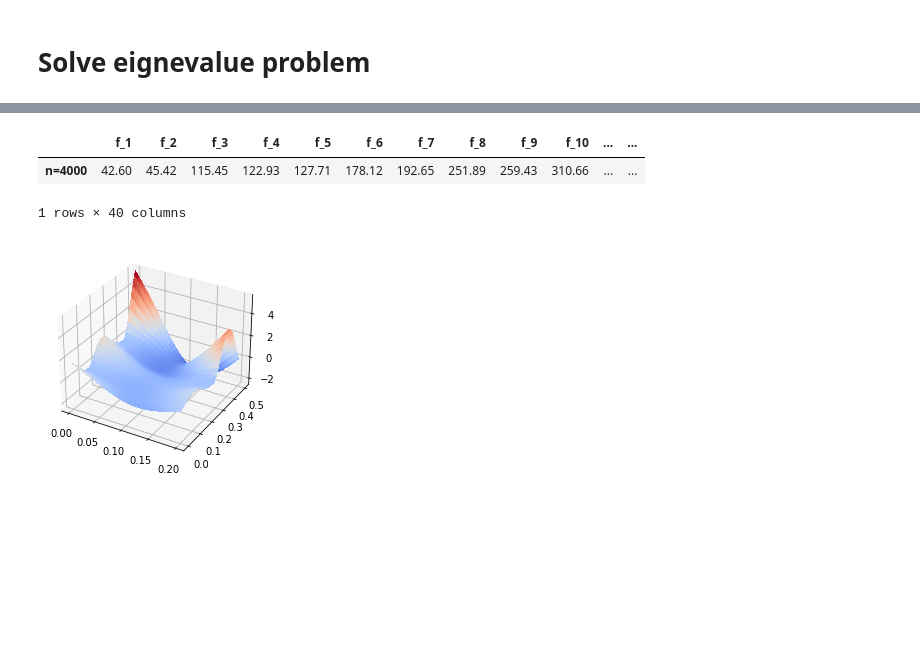
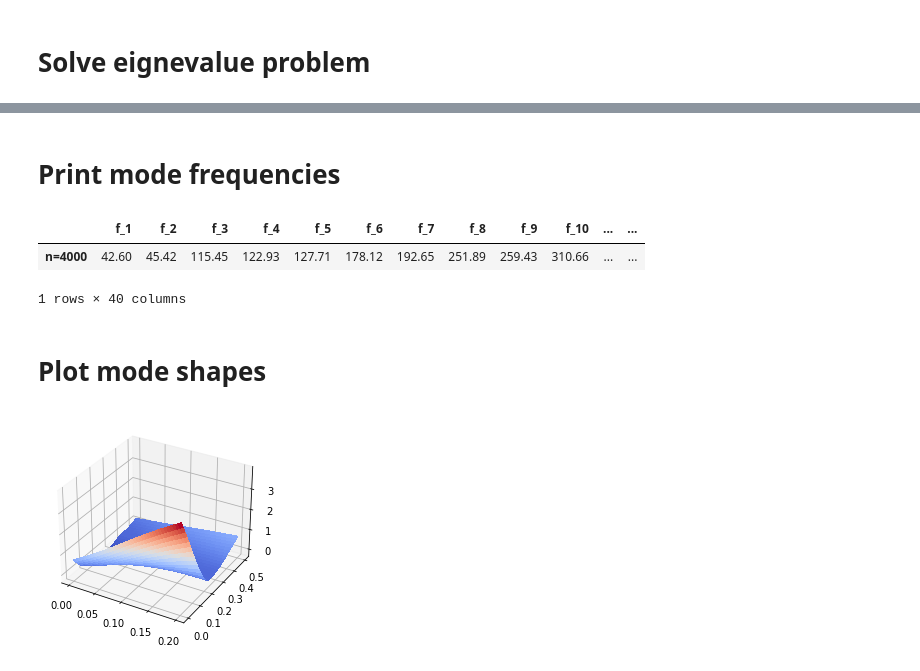
Before and after one commit to lucas-schroeder/Master_program_UFSC, a Jupyter notebook: VA/work2/FEM_Plate_lucas_schroeder.ipynb, the cells around one changed output, grey strips where cells are left out. Drawn from its saved outputs; the diff is of its cells as text; code cells hidden in the pictures; blank space fills up the shorter version.

```diff
--- a/VA/work2/FEM_Plate_lucas_schroeder.ipynb
+++ b/VA/work2/FEM_Plate_lucas_schroeder.ipynb
@@ -268,43 +294,46 @@ plt.tight_layout()
 # Solve eignevalue problem
 # %%
 start_eig = datetime.now()
-resultados = dict()
+results = dict()
 
-# Problema de autovalor generalizado. W é um vetor e A uma matrix com as colunas normalizadas
+# Make [M] and [K] into an sparse matrix object
 M = sp.sparse.bsr_matrix(M)
 K = sp.sparse.bsr_matrix(K)
-# W, Vc = eigsh(A=K, k=40, M=M, which='LM')
-W, Vc = eigsh(A=K, k=40, M=M, which='LM', sigma=40, mode='normal')
 
-# Ordenando os autovalores e a matriz de autovetores
+## Generalized eigenvalue problem. W is a 1D ndarray and Vc is a 2D ndarray with columns normalized to 1
+# Sove the sparse eig problem using using shift-invert mode
+# looking for the largest shifted eigenvalues (smalest original ones)
+W, Vc = eigsh(A=K, k=40, M=M, which='LM', sigma=0, mode='normal')
+
+# Ordering eigenvalues and the eigenvectors matrix
 idx = W.argsort()
 W = W[idx]
 Vc = Vc[:,idx]
 Vc_backup = Vc.copy()
 
-# Normalizando os autovetores pela matriz de massa, de forma que A'@M@A = I
+# Normalizing eigenvectors matrix by the mass matrix, such that Vc.T @ M @ Vc = I
 m_r = np.diagonal(Vc.T @ M @ Vc)
 m_r = np.reciprocal(np.sqrt(m_r))
 for a in range(Vc.shape[1]):
-    Vc[:,a] *= m_r[a] # multiplica cada coluna pelo fator de escala
+    Vc[:,a] *= m_r[a] # multiply every column by the scale factor
 
-## Montando as formas modais
-# Incluindo os dof das condições de contorno
+## Assembling the mode shapes
+# Inserting the restricted DoF from the boundary conditions
 for c in fixed_dof:
     Vc = np.insert(Vc, c-1, 0, axis=0)
 
-resultados[nElements] = dict()
-resultados[nElements]['fn'] = (W**0.5/(2*pi)).real
-resultados[nElements]['V'] = Vc[0::3, :].real # Displacement shape (dof 1,4,7,10,13,...)
-resultados[nElements]['theta'] = np.delete(Vc, np.arange(0, Vc.shape[1]-1, 4), axis = 1).real # Angular shapes (dof 2,3,5,6,8,9,11,12,...)
+results[nElements] = dict()
+results[nElements]['fn'] = (W**0.5/(2*pi)).real
+results[nElements]['V'] = Vc[0::3, :].real # Displacement shape (dof 1,4,7,10,13,...)
+results[nElements]['theta'] = np.delete(Vc, np.arange(0, Vc.shape[1]-1, 4), axis = 1).real # Angular shapes (dof 2,3,5,6,8,9,11,12,...)
 
-# Faz as formas modais terem a mesma orientação
+# Make the mode shapes have the same orientation to be able to compare between different elements size used
 for j in range(1, W.size):
-    if np.sum(resultados[nElements]['V'][:,j-1]) >= 0:
+    if np.sum(results[nElements]['V'][:,j-1]) >= 0:
         pass
     else:
-        resultados[nElements]['V'][:,j-1] *= -1
+        results[nElements]['V'][:,j-1] *= -1
 
 finish_eig = datetime.now()
-print("Elapsed time: ", finish_eig-start_eig)
+print("Elapsed time: ", finish_eig - start_eig)
 # %% [output]
@@ -315,3 +341,5 @@ Elapsed time:  0:00:05.577326
+# %% [markdown]
+# Print mode frequencies
 # %%
 n = np.array([nElements])
 pd.options.display.float_format = "{:.2f}".format
@@ -320,18 +348,18 @@ pd.DataFrame(data=[resultados[n_b]['fn'] for n_b in n], index=[f"n={i}" for i in
 |  | f_1 | f_2 | f_3 | f_4 | f_5 | f_6 | f_7 | f_8 | f_9 | f_10 | ... | ... |
 | n=4000 | 42.60 | 45.42 | 115.45 | 122.93 | 127.71 | 178.12 | 192.65 | 251.89 | 259.43 | 310.66 | ... | ... |
 1 rows × 40 columns
+# %% [markdown]
+# Plot mode shapes
 # %%
-mode1 = resultados[nElements]['V'][:,8].reshape((nNodesY, nNodesX))
+mode1 = results[nElements]['V'][:,0].reshape((nNodesY, nNodesX))
 
 x = np.linspace(0, L, nNodesX)
 y = np.linspace(0, H, nNodesY)
-
 X, Y = np.meshgrid(x, y)
-Z = mode1
 
 fig, ax = plt.subplots(subplot_kw={"projection": "3d"})
-surf = ax.plot_surface(X, Y, Z, cmap=cm.coolwarm, linewidth=0, antialiased=False)
+surf = ax.plot_surface(X, Y, mode1, cmap=cm.coolwarm, linewidth=0, antialiased=False)
 plt.show()
 # %% [output]
-[figure, old version]
+[figure, new version]
 # %%
```
Also changed, not shown: parts of 12 cells of this notebook, 1 other file.
